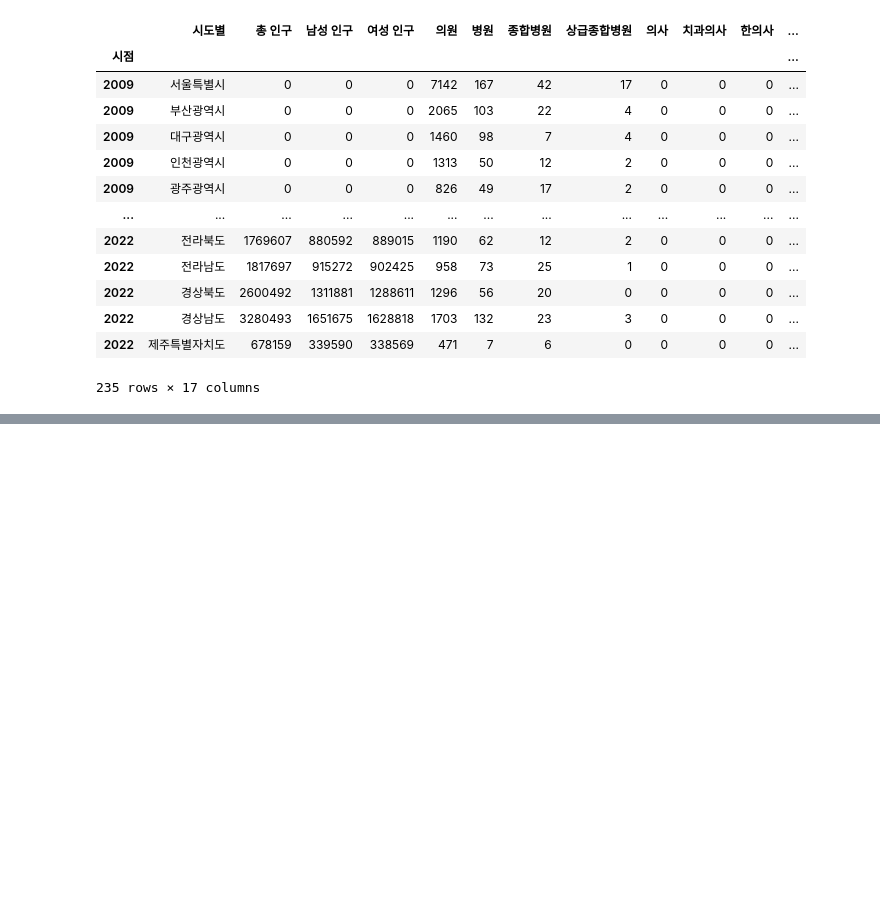
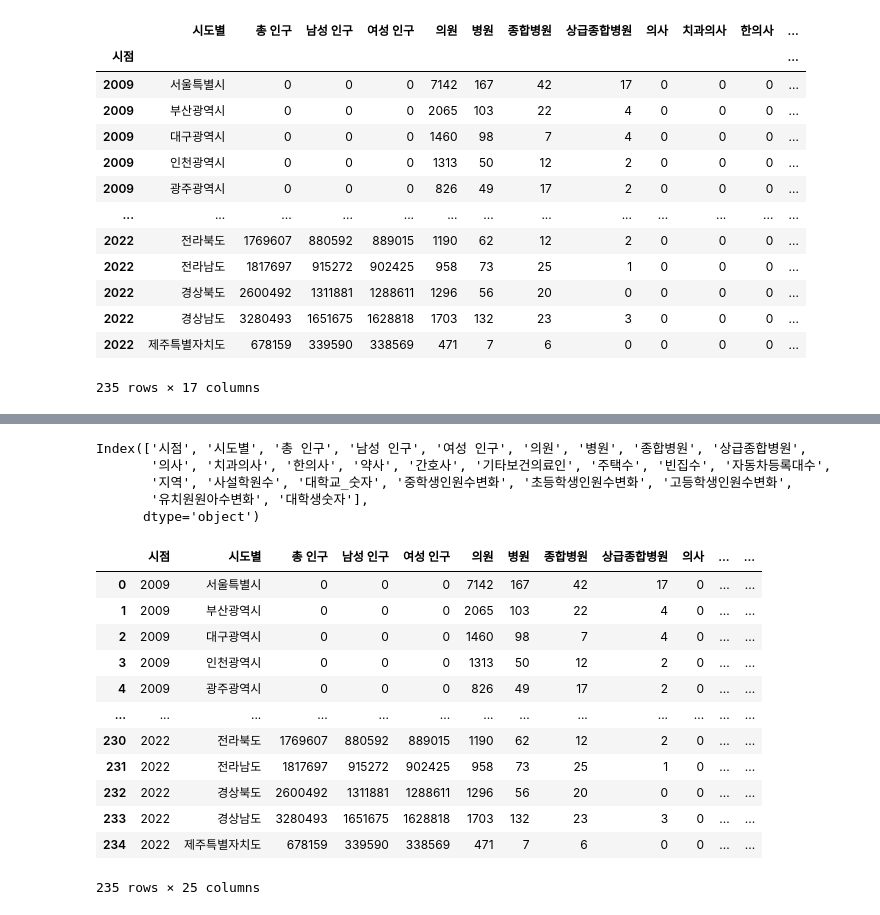
Before and after one commit to vxornjs11/Pytone_Flutter, a Jupyter notebook: Note/00. First 취합.ipynb, the cells around one changed output, grey strips where cells are left out. Saved outputs shown, nothing was run; the diff lists cells and outputs as text; code cells hidden in the pictures; blank space fills up the shorter version.

```diff
--- a/Note/00. First 취합.ipynb
+++ b/Note/00. First 취합.ipynb
@@ -177,3 +177,6 @@ df
 | 2022 | 경상남도 | 3280493 | 1651675 | 1628818 | 1703 | 132 | 23 | 3 | 0 | 0 | 0 | ... |
 | 2022 | 제주특별자치도 | 678159 | 339590 | 338569 | 471 | 7 | 6 | 0 | 0 | 0 | 0 | ... |
 235 rows × 17 columns
+# %%
+study = pd.read_csv('../Data/study/2007~2022유치원_대학_사설학원.csv', index_col=0)
+study
@@ -179,0 +197,3 @@ df
+# %%
+df2=pd.merge(df,study, how='left', right_on=['시점','지역'], left_on=['시점','시도별'])
+df2.head(2)
@@ -179,0 +205,27 @@ df
+# %%
+df2.columns
+# %% [output]
+Index(['시점', '시도별', '총 인구', '남성 인구', '여성 인구', '의원', '병원', '종합병원', '상급종합병원',
+       '의사', '치과의사', '한의사', '약사', '간호사', '기타보건의료인', '주택수', '빈집수', '자동차등록대수',
+       '지역', '사설학원수', '대학교_숫자', '중학생인원수변화', '초등학생인원수변화', '고등학생인원수변화',
+       '유치원원아수변화', '대학생숫자'],
+      dtype='object')
+# %%
+df2[['시점', '시도별', '총 인구', '남성 인구', '여성 인구', '의원', '병원', '종합병원', '상급종합병원',
+       '의사', '치과의사', '한의사', '약사', '간호사', '기타보건의료인', '주택수', '빈집수', '자동차등록대수',
+        '사설학원수', '대학교_숫자', '중학생인원수변화', '초등학생인원수변화', '고등학생인원수변화',
+       '유치원원아수변화', '대학생숫자']]
+# %% [output]
+|  | 시점 | 시도별 | 총 인구 | 남성 인구 | 여성 인구 | 의원 | 병원 | 종합병원 | 상급종합병원 | 의사 | ... | ... |
+| 0 | 2009 | 서울특별시 | 0 | 0 | 0 | 7142 | 167 | 42 | 17 | 0 | ... | ... |
+| 1 | 2009 | 부산광역시 | 0 | 0 | 0 | 2065 | 103 | 22 | 4 | 0 | ... | ... |
+| 2 | 2009 | 대구광역시 | 0 | 0 | 0 | 1460 | 98 | 7 | 4 | 0 | ... | ... |
+| 3 | 2009 | 인천광역시 | 0 | 0 | 0 | 1313 | 50 | 12 | 2 | 0 | ... | ... |
+| 4 | 2009 | 광주광역시 | 0 | 0 | 0 | 826 | 49 | 17 | 2 | 0 | ... | ... |
+| ... | ... | ... | ... | ... | ... | ... | ... | ... | ... | ... | ... | ... |
+| 230 | 2022 | 전라북도 | 1769607 | 880592 | 889015 | 1190 | 62 | 12 | 2 | 0 | ... | ... |
+| 231 | 2022 | 전라남도 | 1817697 | 915272 | 902425 | 958 | 73 | 25 | 1 | 0 | ... | ... |
+| 232 | 2022 | 경상북도 | 2600492 | 1311881 | 1288611 | 1296 | 56 | 20 | 0 | 0 | ... | ... |
+| 233 | 2022 | 경상남도 | 3280493 | 1651675 | 1628818 | 1703 | 132 | 23 | 3 | 0 | ... | ... |
+| 234 | 2022 | 제주특별자치도 | 678159 | 339590 | 338569 | 471 | 7 | 6 | 0 | 0 | ... | ... |
+235 rows × 25 columns
```
Also changed, not shown: parts of 7 cells of this notebook, 5 other files.
